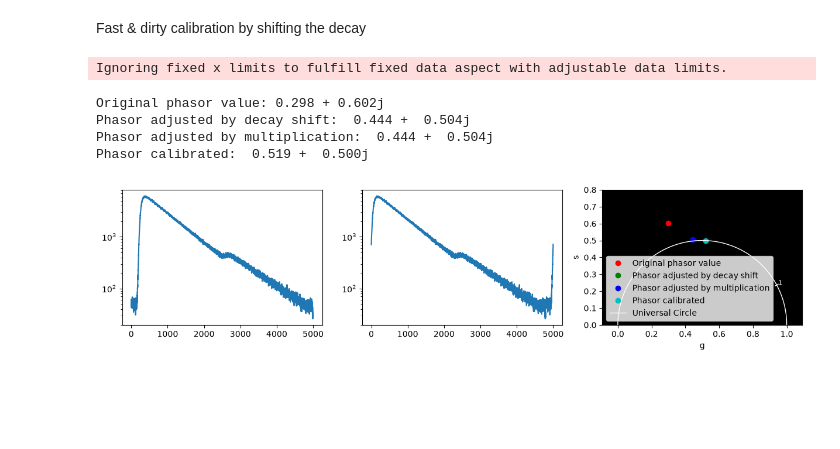
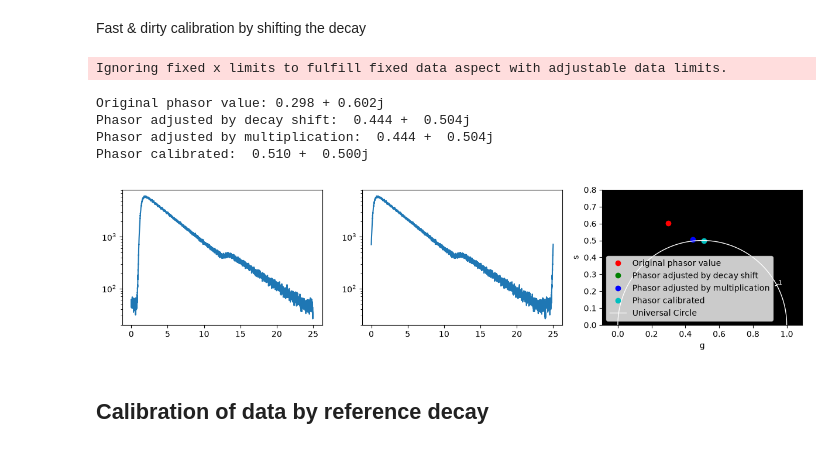
Before and after one commit to panekdal/tttrkit, a Jupyter notebook: examples/src/examples/phasor_calibration.ipynb, the cells around one changed output. Saved outputs shown, nothing was run; the diff lists cells and outputs as text; code cells hidden in the pictures; blank space fills up the shorter version.

```diff
--- a/examples/src/examples/phasor_calibration.ipynb
+++ b/examples/src/examples/phasor_calibration.ipynb
@@ -132,24 +167,25 @@ Average phasor calcuated from all pixels:  (0.2977174502554028+0.602231848201216
 # %% [markdown]
 Calibrate phasor
 # %%
-tau = 3.834e-9 # recorded lifetime of STAR 488 in water
+# tau = 3.834e-9 # recorded lifetime of STAR 488 in water
+tau = fit_result["fit_parameters"].taus[0] * 1e-9
 
-phasor_theory = complex(1 / (1 - 1j * 2 * np.pi * repetition_rate * tau))
+reference_phasor_theory = complex(1 / (1 - 1j * 2 * np.pi * repetition_rate * tau))
 
-print(f"Theoretical phasor for lifetime {tau * 1e9 :.3f} ns: {phasor_theory.real :.3f} + {phasor_theory.imag :.3f}j")
+print(f"Theoretical phasor for lifetime {tau * 1e9 :.3f} ns: {reference_phasor_theory.real :.3f} + {reference_phasor_theory.imag :.3f}j")
 
-calibration_factor = phasor_theory / phasor_from_decay
+calibration_factor = reference_phasor_theory / reference_phasor_from_decay
 print(f"Calibration factor: {calibration_factor.real: 0.3f} + {calibration_factor.imag: .3f}j")
 
 # Calibration is simple complex multiplication
-phasor_calibrated = phasor * calibration_factor
-phasor_calibrated_smoothed = smooth_phasor(phasor_calibrated,count)
+reference_phasor_calibrated = reference_phasor * calibration_factor
+reference_phasor_calibrated_smoothed = smooth_phasor(reference_phasor_calibrated,count)
 
-valid = valid = np.isfinite(phasor) & (count > 0)
+valid = valid = np.isfinite(reference_phasor) & (count > 0)
 
 
-g_calibrated_smooth = phasor_calibrated_smoothed[valid].real
-s_calibrated_smooth = phasor_calibrated_smoothed[valid].imag
+g_calibrated_smooth = reference_phasor_calibrated_smoothed[valid].real
+s_calibrated_smooth = reference_phasor_calibrated_smoothed[valid].imag
 
 H, xedges, yedges = np.histogram2d(g_calibrated_smooth, s_calibrated_smooth, bins=150)
 
@@ -206,47 +213,49 @@ Fast & dirty calibration by shifting the decay
 from tttrkit.analysis.decay import shift_decay
 
 shift = 210
 
-decay_shifted = shift_decay(decay.values[0],shift)
+decay_shifted = shift_decay(reference_decay,shift)
 
-phasor = get_phasor_from_decay(decay=decay.values[0],tcspc_resolution=tcspc_resolution,sync_rate=repetition_rate)
-phasor_from_decay_shifted = get_phasor_from_decay(decay_shifted,tcspc_resolution=tcspc_resolution,sync_rate=repetition_rate)
-phasor_multiplied = np.exp(- 1j * shift * tcspc_resolution * 2 * np.pi * repetition_rate) * phasor # this does the same in theory
-phasor_from_decay_calibrated = phasor * calibration_factor
+reference_phasor = get_phasor_from_decay(decay=reference_decay,tcspc_resolution=tcspc_resolution,sync_rate=repetition_rate)
+reference_phasor_from_decay_shifted = get_phasor_from_decay(decay_shifted,tcspc_resolution=tcspc_resolution,sync_rate=repetition_rate)
+reference_phasor_multiplied = np.exp(- 1j * shift * tcspc_resolution * 2 * np.pi * repetition_rate) * reference_phasor # this does the same in theory
+reference_phasor_from_decay_calibrated = reference_phasor * calibration_factor
 
-print(f"Original phasor value: {phasor.real :.3f} + {phasor.imag :.3f}j")
-print(f"Phasor adjusted by decay shift: {phasor_from_decay_shifted.real: .3f} + {phasor_from_decay_shifted.imag: .3f}j")
-print(f"Phasor adjusted by multiplication: {phasor_multiplied.real: .3f} + {phasor_multiplied.imag: .3f}j")
-print(f"Phasor calibrated: {phasor_from_decay_calibrated.real: .3f} + {phasor_from_decay_calibrated.imag: .3f}j")
+print(f"Original phasor value: {reference_phasor.real :.3f} + {reference_phasor.imag :.3f}j")
+print(f"Phasor adjusted by decay shift: {reference_phasor_from_decay_shifted.real: .3f} + {reference_phasor_from_decay_shifted.imag: .3f}j")
+print(f"Phasor adjusted by multiplication: {reference_phasor_multiplied.real: .3f} + {reference_phasor_multiplied.imag: .3f}j")
+print(f"Phasor calibrated: {reference_phasor_from_decay_calibrated.real: .3f} + {reference_phasor_from_decay_calibrated.imag: .3f}j")
 
 # The phasor is influenced by the shift of the decay and IRF width. If the shift is selected in such a way,
 # that the phasor will lie on the unitary circle, it will not be at the same coordinates as calibrated phasor
 
 
 
 fig, ax = plt.subplots(1,3, figsize = (15,3))
-ax[0].semilogy(decay.values[0])
-ax[1].semilogy(decay_shifted)
-ax[2].plot(phasor_from_decay.real,phasor_from_decay.imag,'ro',label="Original phasor value")
-ax[2].plot(phasor_from_decay_shifted.real,phasor_from_decay_shifted.imag,'go',label= "Phasor adjusted by decay shift")
-ax[2].plot(phasor_multiplied.real,phasor_multiplied.imag,'bo',label="Phasor adjusted by multiplication")
-ax[2].plot(phasor_from_decay_calibrated.real,phasor_from_decay_calibrated.imag,'co',label="Phasor calibrated")
+ax[0].semilogy(time_axis,reference_decay)
+ax[1].semilogy(time_axis,decay_shifted)
+ax[2].plot(reference_phasor_from_decay.real,reference_phasor_from_decay.imag,'ro',label="Original phasor value")
+ax[2].plot(reference_phasor_from_decay_shifted.real,reference_phasor_from_decay_shifted.imag,'go',label= "Phasor adjusted by decay shift")
+ax[2].plot(reference_phasor_multiplied.real,reference_phasor_multiplied.imag,'bo',label="Phasor adjusted by multiplication")
+ax[2].plot(reference_phasor_from_decay_calibrated.real,reference_phasor_from_decay_calibrated.imag,'co',label="Phasor calibrated")
 ax[2].set_aspect(1)
 ax[2].set_xlim(0,1)
 ax[2].set_ylim(0,1)
 ax[2].set_facecolor('black')
 
 draw_unitary_circle(ax=ax[2],sync_rate=repetition_rate)
 
 ax[2].legend()
 
 plt.show()
 
 # Suggestion: find the decay shift using derivation of the decay TODO
 # %% [output]
 Ignoring fixed x limits to fulfill fixed data aspect with adjustable data limits.
 Original phasor value: 0.298 + 0.602j
 Phasor adjusted by decay shift:  0.444 +  0.504j
 Phasor adjusted by multiplication:  0.444 +  0.504j
-Phasor calibrated:  0.519 +  0.500j
+Phasor calibrated:  0.510 +  0.500j
-[figure, old version]
+[figure, new version]
+# %% [markdown]
+## Calibration of data by reference decay
```
Also changed, not shown: parts of 23 cells of this notebook, 3 other files.
